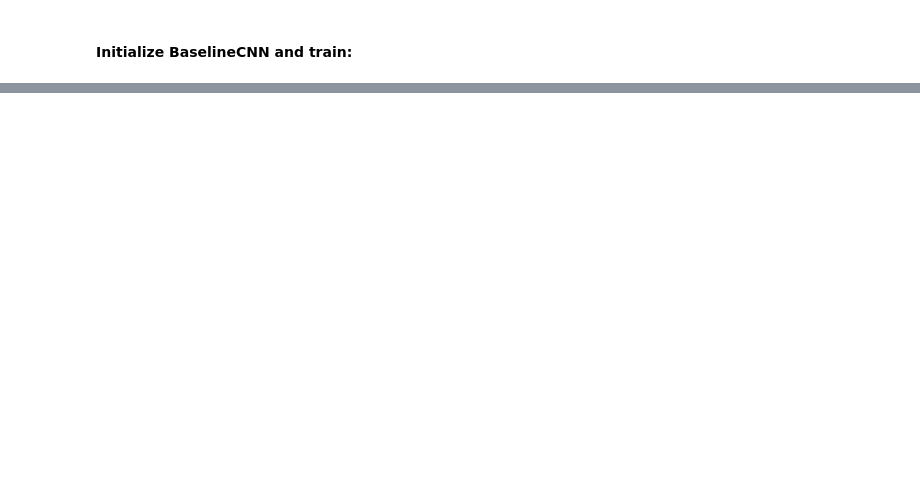
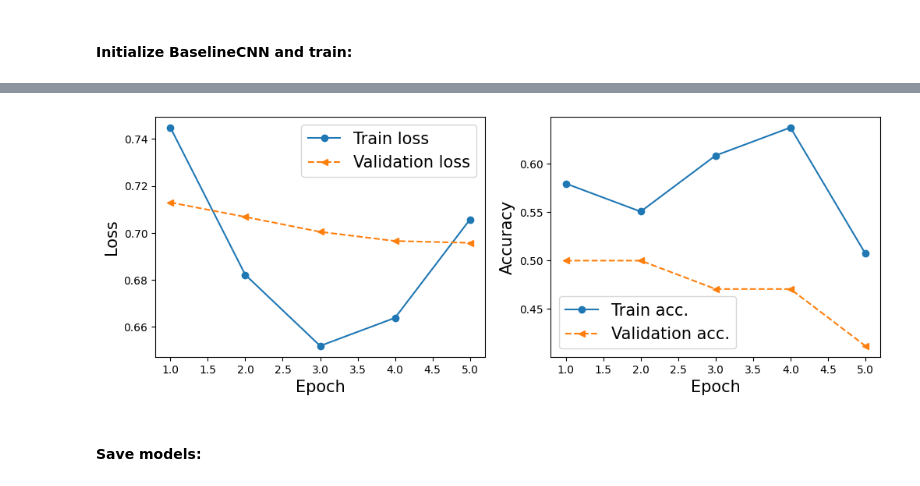
Before and after one commit to cmorris01/project3-cnn, a Jupyter notebook: notebooks/main.ipynb, the cells around one changed output, grey strips where cells are left out. Saved outputs shown, nothing was run; the diff lists cells and outputs as text; code cells hidden in the pictures; blank space fills up the shorter version.

```diff
--- a/notebooks/main.ipynb
+++ b/notebooks/main.ipynb
@@ -108,0 +111,8 @@ plt.show()
+# %%
+# load pretrained ResNet18 and fine-tune the classification head
+resnet_model = PretrainedResNet(model_name="resnet18", pretrained=True, train_backbone=False, dropout=0.4).to(device)
+resnet_loss_fn = nn.BCELoss()
+resnet_optimizer = torch.optim.AdamW(filter(lambda p: p.requires_grad, resnet_model.parameters()), lr=1e-4, weight_decay=1e-4)
+resnet_epochs = 5
+
+resnet_hist = train(model=resnet_model, loss_fn=resnet_loss_fn, optimizer=resnet_optimizer, train_dl=train_loader,valid_dl=test_loader, device=device, num_epochs=resnet_epochs)
@@ -108,0 +127,21 @@ plt.show()
+# %%
+# plot ResNet fine-tuning curves
+x_arr = np.arange(len(resnet_hist[0])) + 1
+fig = plt.figure(figsize=(12, 4))
+ax = fig.add_subplot(1, 2, 1)
+ax.plot(x_arr, resnet_hist[0], '-o', label='Train loss')
+ax.plot(x_arr, resnet_hist[1], '--<', label='Validation loss')
+ax.legend(fontsize=15)
+ax.set_xlabel('Epoch', size=15)
+ax.set_ylabel('Loss', size=15)
+ax = fig.add_subplot(1, 2, 2)
+ax.plot(x_arr, resnet_hist[2], '-o', label='Train acc.')
+ax.plot(x_arr, resnet_hist[3], '--<', label='Validation acc.')
+ax.legend(fontsize=15)
+ax.set_xlabel('Epoch', size=15)
+ax.set_ylabel('Accuracy', size=15)
+plt.show()
+# %% [output]
+[figure, added]
+# %% [markdown]
+#### Save models:
```
Also changed, not shown: parts of 10 cells of this notebook, 3 other files.
